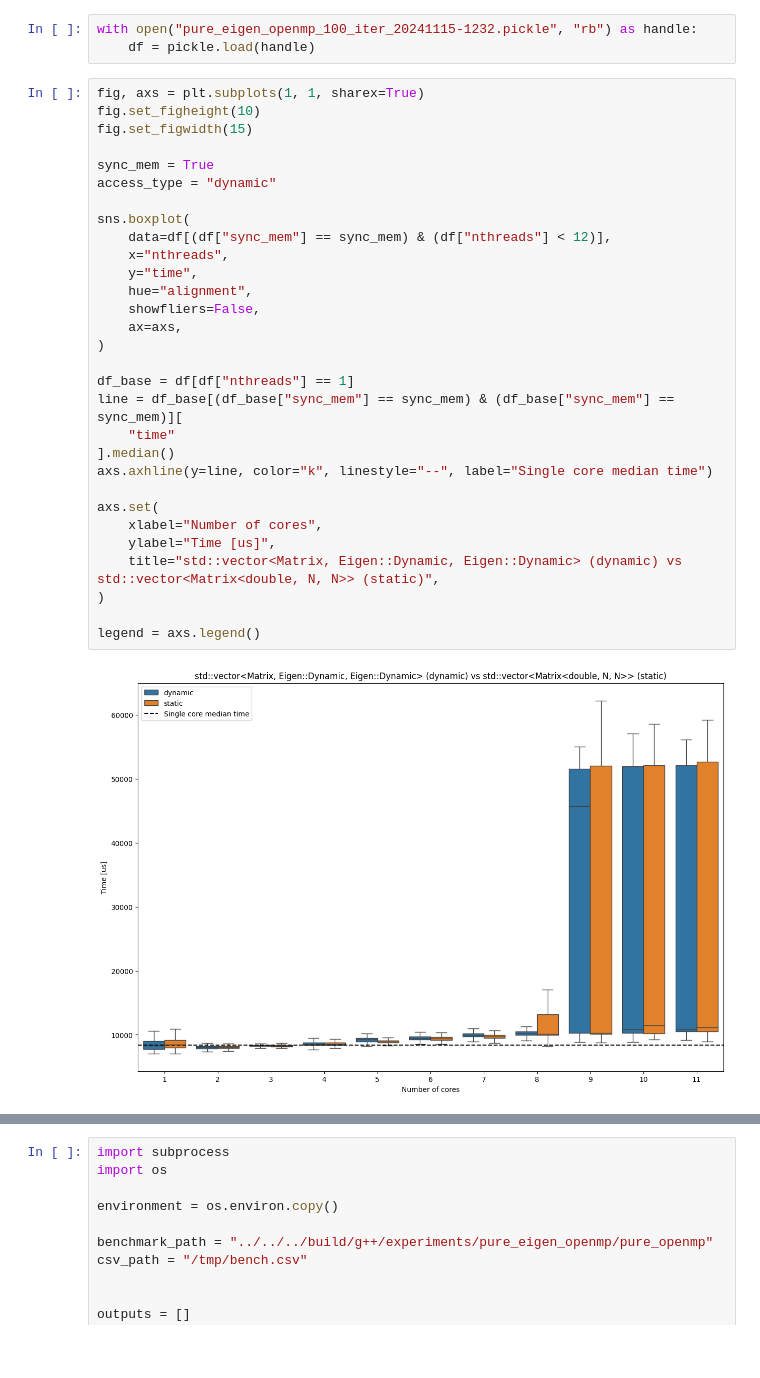
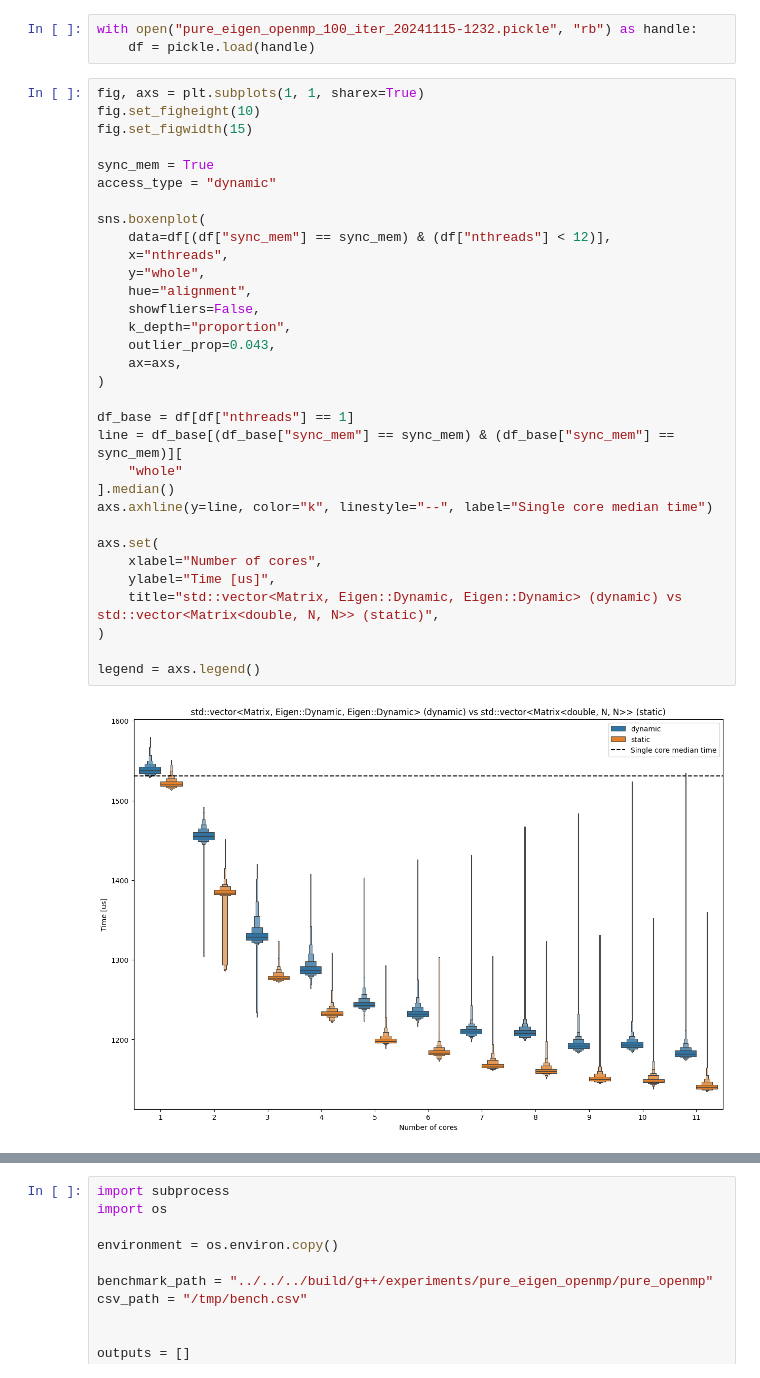
Before and after one commit to Kotochleb/crocoddyl-multithreading-benchmark, a Jupyter notebook: experiments/pure_eigen_openmp/notebooks/pure_eigen_openmp.ipynb, the cells around one changed output, grey strips where cells are left out. Saved outputs shown, nothing was run; the diff lists cells and outputs as text; blank space fills up the shorter version.

```diff
--- a/experiments/pure_eigen_openmp/notebooks/pure_eigen_openmp.ipynb
+++ b/experiments/pure_eigen_openmp/notebooks/pure_eigen_openmp.ipynb
@@ -66,35 +65,37 @@ with open("pure_eigen_openmp_100_iter_20241115-1232.pickle", "rb") as handle:
 # %%
 fig, axs = plt.subplots(1, 1, sharex=True)
 fig.set_figheight(10)
 fig.set_figwidth(15)
 
 sync_mem = True
 access_type = "dynamic"
 
-sns.boxplot(
+sns.boxenplot(
     data=df[(df["sync_mem"] == sync_mem) & (df["nthreads"] < 12)],
     x="nthreads",
-    y="time",
+    y="whole",
     hue="alignment",
     showfliers=False,
+    k_depth="proportion",
+    outlier_prop=0.043,
     ax=axs,
 )
 
 df_base = df[df["nthreads"] == 1]
 line = df_base[(df_base["sync_mem"] == sync_mem) & (df_base["sync_mem"] == sync_mem)][
-    "time"
+    "whole"
 ].median()
 axs.axhline(y=line, color="k", linestyle="--", label="Single core median time")
 
 axs.set(
     xlabel="Number of cores",
     ylabel="Time [us]",
     title="std::vector<Matrix, Eigen::Dynamic, Eigen::Dynamic> (dynamic) vs std::vector<Matrix<double, N, N>> (static)",
 )
 
 legend = axs.legend()
 # %% [output]
-[figure, old version]
+[figure, new version]
 # %%
 fig, axs = plt.subplots(1, 1, sharex=True)
 fig.set_figheight(10)
```
Also changed, not shown: parts of 6 cells of this notebook, 1 other file.
